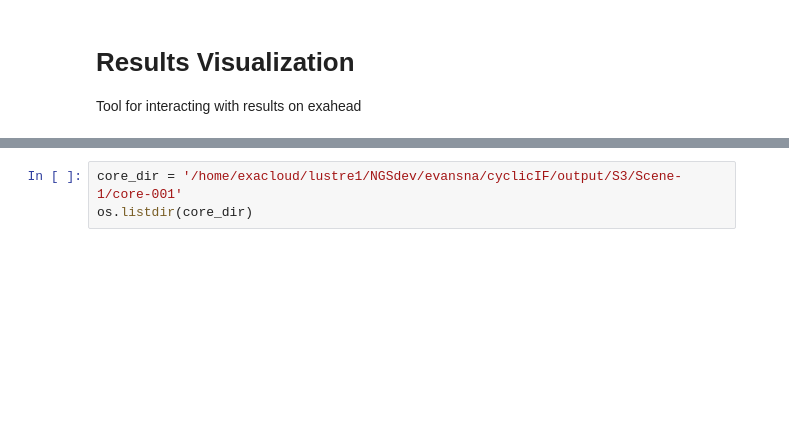
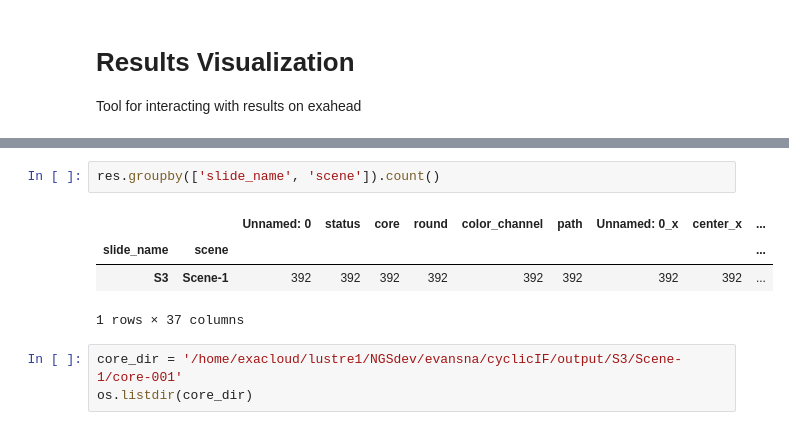
Before and after one commit to nathanieljevans/cyclicIF_registration, a Jupyter notebook: results.ipynb, the cells around one changed output, grey strips where cells are left out. Cells and saved outputs as stored; diff of their text form; blank space fills up the shorter version.

```diff
--- a/results.ipynb
+++ b/results.ipynb
@@ -10,3 +36,10 @@ Tool for interacting with results on exahead
+# %%
+res.groupby(['slide_name', 'scene']).count()
+# %% [output]
+|  |  | Unnamed: 0 | status | core | round | color_channel | path | Unnamed: 0_x | center_x | ... |
+| slide_name | scene |  |  |  |  |  |  |  |  | ... |
+| S3 | Scene-1 | 392 | 392 | 392 | 392 | 392 | 392 | 392 | 392 | ... |
+1 rows × 37 columns
 # %%
 core_dir = '/home/exacloud/lustre1/NGSdev/evansna/cyclicIF/output/S3/Scene-1/core-001'
 os.listdir(core_dir)
```
Also changed, not shown: parts of 3 cells of this notebook, 4 other files.
